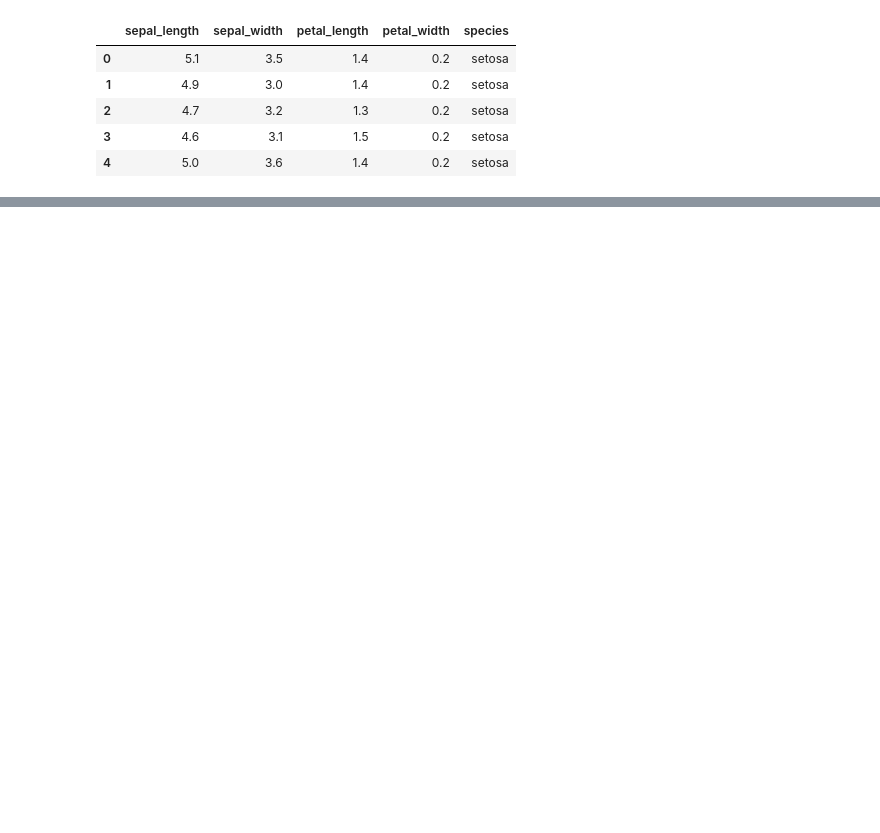
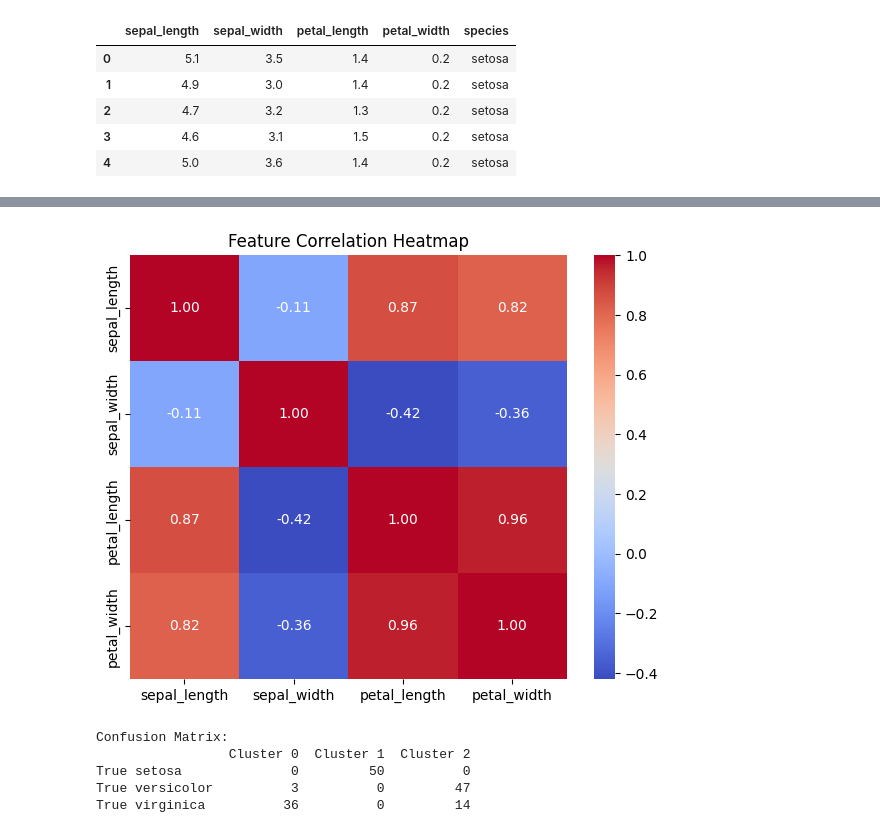
Before and after one commit to jaco-uoeo/ml-artefact, a Jupyter notebook: Unit06/k-means-iris.ipynb, the cells around one changed output, grey strips where cells are left out. Cells and saved outputs as stored; diff of their text form; code cells hidden in the pictures; blank space fills up the shorter version.

```diff
--- a/Unit06/k-means-iris.ipynb
+++ b/Unit06/k-means-iris.ipynb
@@ -94,0 +69,35 @@ df.groupby('species_grp').mean()
+# %%
+# @title Correlation
+
+corr_matrix = df.iloc[:, :-1].corr()
+
+# Plot the heatmap
+plt.figure(figsize=(6, 5))
+sns.heatmap(corr_matrix, annot=True, cmap='coolwarm', fmt=".2f")
+plt.title('Feature Correlation Heatmap')
+plt.tight_layout()
+plt.show()
+# %% [output]
+[figure, added]
+# %%
+# @title Confusion Matrix
+
+# Create confusion matrix to analyze clustering results
+conf_matrix = confusion_matrix(y_encoded, y_kmeans)
+conf_df = pd.DataFrame(conf_matrix,
+                       index=[f"True {label}" for label in label_encoder.classes_],
+                       columns=[f"Cluster {i}" for i in range(3)])
+
+print("Confusion Matrix:")
+print(conf_df)
+
+aligned_labels = np.zeros_like(y_kmeans)
+for cluster in range(3):
+    mask = (y_kmeans == cluster)
+    aligned_labels[mask] = mode(y_encoded[mask], keepdims=False).mode
+# %% [output]
+Confusion Matrix:
+                 Cluster 0  Cluster 1  Cluster 2
+True setosa              0         50          0
+True versicolor          3          0         47
+True virginica          36          0         14
```
Also changed, not shown: parts of 10 cells of this notebook.
